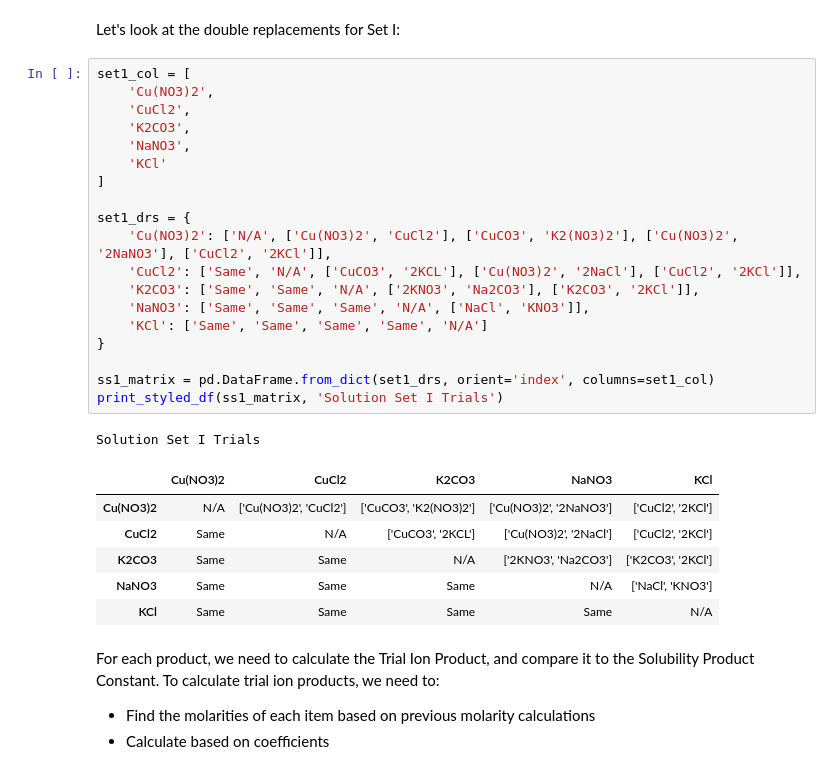
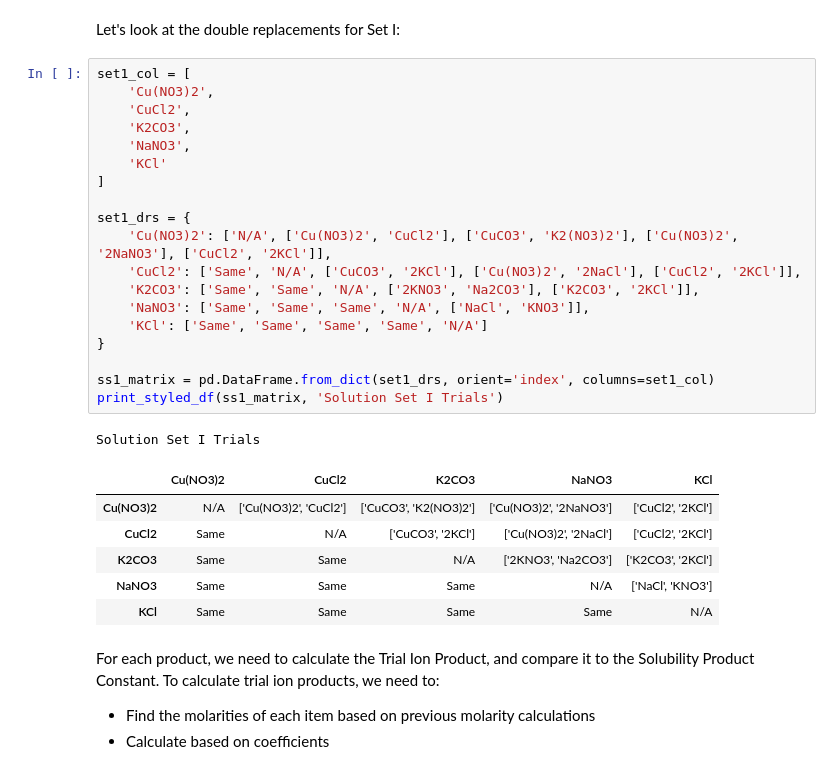
Before and after one commit to ThatNerdSquared/datasci-studio, a Jupyter notebook: lab-10d/lab-10d.ipynb, the cells around one changed output. Drawn from its saved outputs; the diff is of its cells as text.

```diff
--- a/lab-10d/lab-10d.ipynb
+++ b/lab-10d/lab-10d.ipynb
@@ -186,27 +176,27 @@ Let's look at the double replacements for Set I:
 # %%
 set1_col = [
     'Cu(NO3)2',
     'CuCl2',
     'K2CO3',
     'NaNO3',
     'KCl'
 ]
 
 set1_drs = {
     'Cu(NO3)2': ['N/A', ['Cu(NO3)2', 'CuCl2'], ['CuCO3', 'K2(NO3)2'], ['Cu(NO3)2', '2NaNO3'], ['CuCl2', '2KCl']],
-    'CuCl2': ['Same', 'N/A', ['CuCO3', '2KCL'], ['Cu(NO3)2', '2NaCl'], ['CuCl2', '2KCl']],
+    'CuCl2': ['Same', 'N/A', ['CuCO3', '2KCl'], ['Cu(NO3)2', '2NaCl'], ['CuCl2', '2KCl']],
     'K2CO3': ['Same', 'Same', 'N/A', ['2KNO3', 'Na2CO3'], ['K2CO3', '2KCl']],
     'NaNO3': ['Same', 'Same', 'Same', 'N/A', ['NaCl', 'KNO3']],
     'KCl': ['Same', 'Same', 'Same', 'Same', 'N/A']
 }
 
 ss1_matrix = pd.DataFrame.from_dict(set1_drs, orient='index', columns=set1_col)
 print_styled_df(ss1_matrix, 'Solution Set I Trials')
 # %% [output]
 Solution Set I Trials
 |  | Cu(NO3)2 | CuCl2 | K2CO3 | NaNO3 | KCl |
 | Cu(NO3)2 | N/A | ['Cu(NO3)2', 'CuCl2'] | ['CuCO3', 'K2(NO3)2'] | ['Cu(NO3)2', '2NaNO3'] | ['CuCl2', '2KCl'] |
-| CuCl2 | Same | N/A | ['CuCO3', '2KCL'] | ['Cu(NO3)2', '2NaCl'] | ['CuCl2', '2KCl'] |
+| CuCl2 | Same | N/A | ['CuCO3', '2KCl'] | ['Cu(NO3)2', '2NaCl'] | ['CuCl2', '2KCl'] |
 | K2CO3 | Same | Same | N/A | ['2KNO3', 'Na2CO3'] | ['K2CO3', '2KCl'] |
 | NaNO3 | Same | Same | Same | N/A | ['NaCl', 'KNO3'] |
 | KCl | Same | Same | Same | Same | N/A |
```
Also changed, not shown: parts of 14 cells of this notebook, 1 other file.
